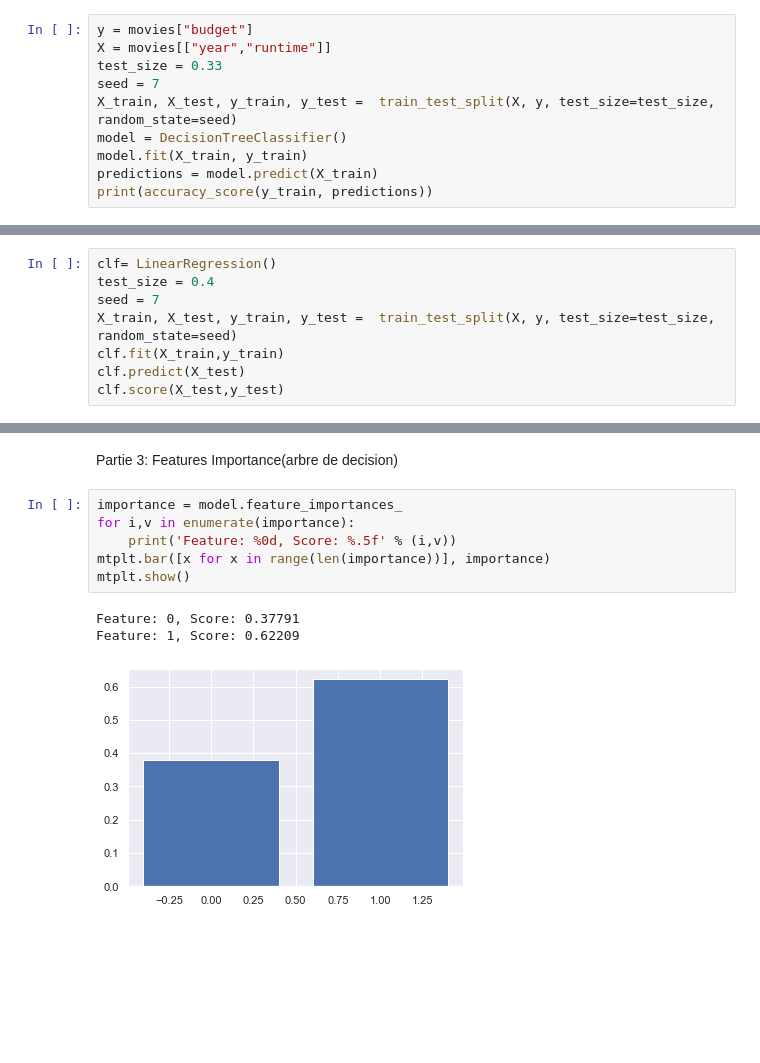
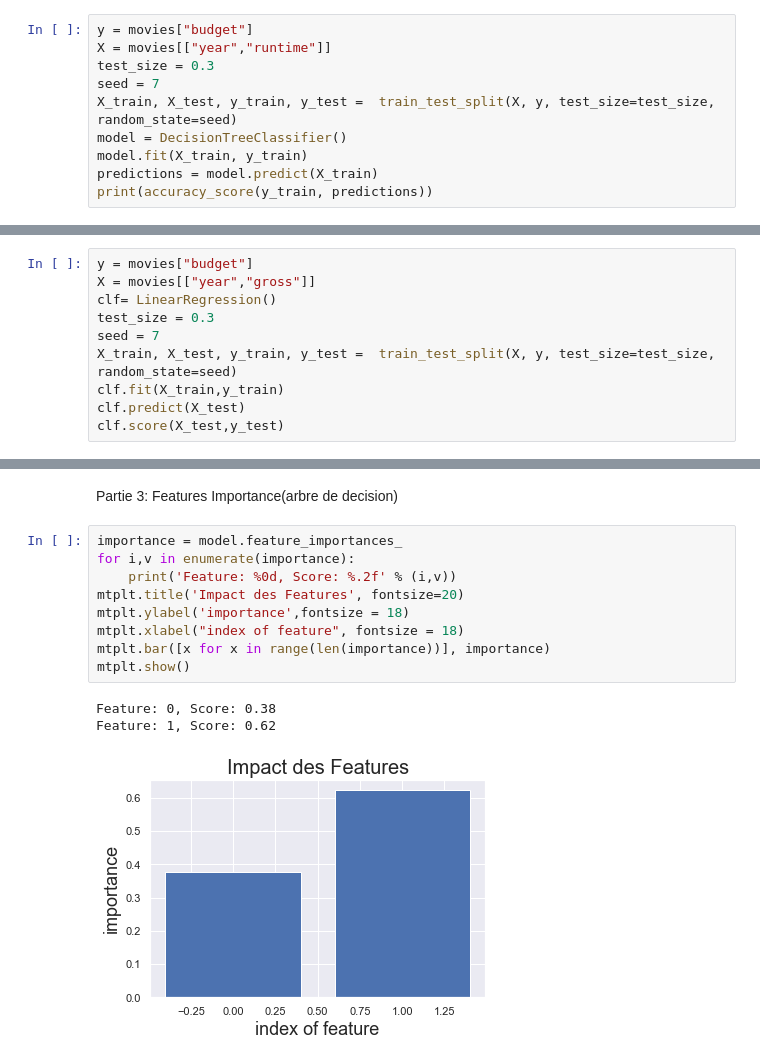
Before and after one commit to AdrienReymann/M1-IoT-H3Python, a Jupyter notebook: Tp_ML/Untitled.ipynb, the cells around one changed output, grey strips where cells are left out. Drawn from its saved outputs; the diff is of its cells as text; blank space fills up the shorter version.

```diff
--- a/Tp_ML/Untitled.ipynb
+++ b/Tp_ML/Untitled.ipynb
@@ -89,7 +89,7 @@ Partie 2 : 1er algorithme (arbre de decision)
 # %%
 y = movies["budget"]
 X = movies[["year","runtime"]]
-test_size = 0.33
+test_size = 0.3
 seed = 7
 X_train, X_test, y_train, y_test =  train_test_split(X, y, test_size=test_size, random_state=seed)
 model = DecisionTreeClassifier()
@@ -101,8 +101,10 @@ print(accuracy_score(y_train, predictions))
 # %% [markdown]
 Partie 2 2ème algorithme (Regréssion linéaire)
 # %%
+y = movies["budget"]
+X = movies[["year","gross"]]
 clf= LinearRegression()
-test_size = 0.4
+test_size = 0.3
 seed = 7
 X_train, X_test, y_train, y_test =  train_test_split(X, y, test_size=test_size, random_state=seed)
 clf.fit(X_train,y_train)
@@ -127,10 +129,13 @@ Partie 3: Features Importance(arbre de decision)
 # %%
 importance = model.feature_importances_
 for i,v in enumerate(importance):
-    print('Feature: %0d, Score: %.5f' % (i,v))
+    print('Feature: %0d, Score: %.2f' % (i,v))
+mtplt.title('Impact des Features', fontsize=20)
+mtplt.ylabel('importance',fontsize = 18)
+mtplt.xlabel("index of feature", fontsize = 18)
 mtplt.bar([x for x in range(len(importance))], importance)
 mtplt.show()
 # %% [output]
-Feature: 0, Score: 0.37791
-Feature: 1, Score: 0.62209
+Feature: 0, Score: 0.38
+Feature: 1, Score: 0.62
-[figure, old version]
+[figure, new version]
```
Also changed, not shown: parts of 4 cells of this notebook, 1 other file.
